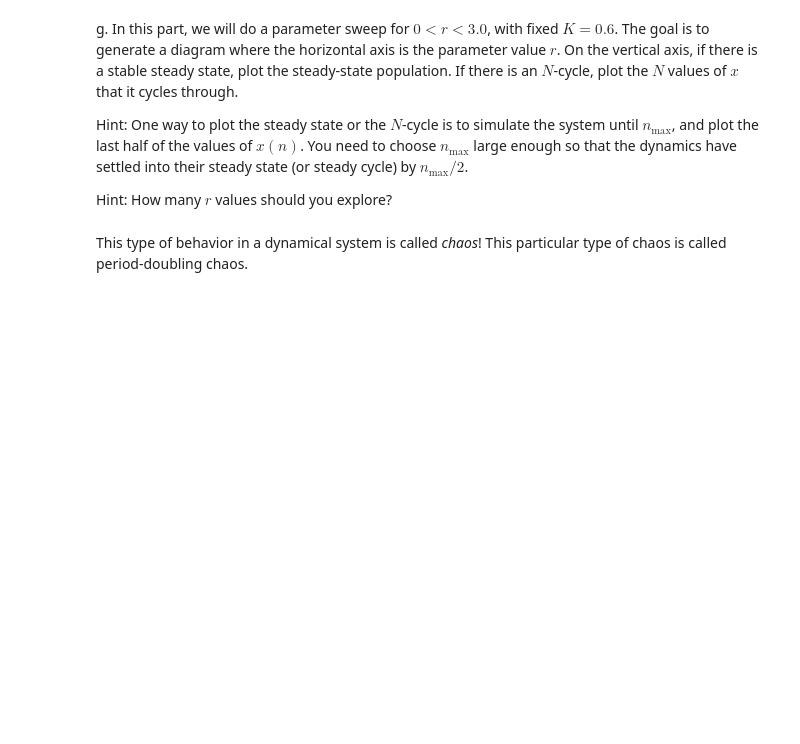
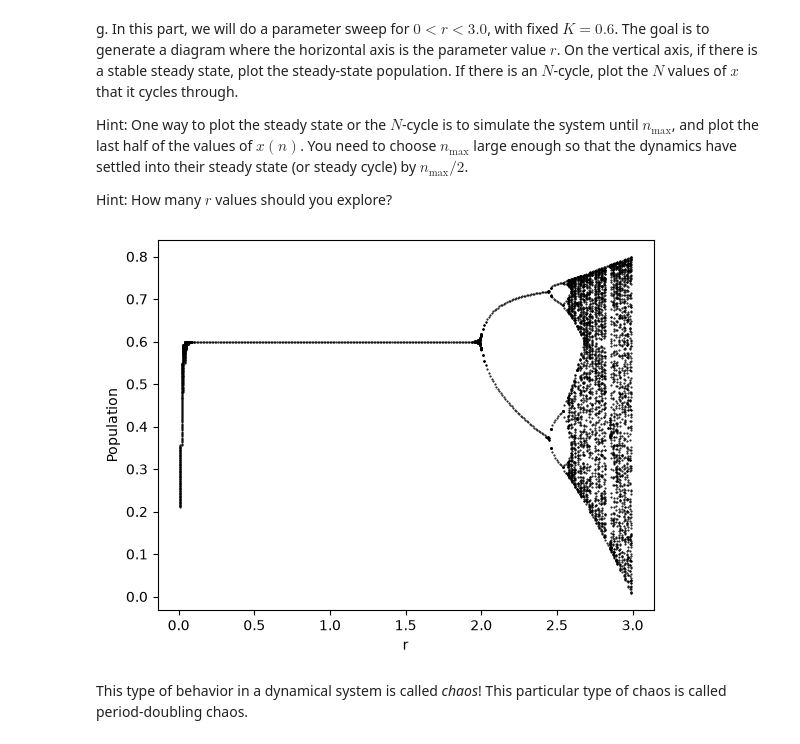
Before and after one commit to Jogar042/MCSBBootcamp, a Jupyter notebook: docs/PS3_discrete-logistic.ipynb, the cells around one changed output. Cells and saved outputs as stored; diff of their text form; code cells hidden in the pictures; blank space fills up the shorter version.

```diff
--- a/docs/PS3_discrete-logistic.ipynb
+++ b/docs/PS3_discrete-logistic.ipynb
@@ -64,4 +137,20 @@ e.  Check that at $r=2.5$ and $K=0.6$ there is a 4-cycle.
 f.  (Optional) Can you find a value of $r$, $K$ and $x(1)$ that gives a
     3-cycle?
 # %%
-# Your code here.
+def run_sim(r, K, initial_value):
+
+    n_max = 200
+    x = np.zeros(n_max)
+
+    x[0] = initial_value
+
+    for n in range(1, n_max):
+        x[n] = x[n-1] + r*(1 - x[n-1]/K)*x[n-1]
+
+    # Get last 100 values
+    final_50 = x[-100:]
+
+    # Get unique values
+    unique_values = np.unique(np.round(final_50, 4))
+
+    return unique_values
@@ -80,7 +173,26 @@ $n_\mathrm{max}/2$.
 
 Hint: How many $r$ values should you explore?
 # %%
-# Your code here.
+results = []
+
+for i in range(1, 300):
+
+    r_curr = i / 100
+
+    unique_values = run_sim(r_curr, 0.6, 0.1)
+
+    for value in unique_values:
+        results.append([r_curr, value])
+
+results = np.array(results)
+
+plt.plot(results[:, 0], results[:, 1], ".k", markersize=1)
+
+plt.xlabel("r")
+plt.ylabel("Population")
+plt.show()
+# %% [output]
+[figure, added]
 # %% [markdown]
 This type of behavior in a dynamical system is called *chaos*! This
 particular type of chaos is called period-doubling chaos.
```
Also changed, not shown: parts of 6 cells of this notebook, 1 other file.
